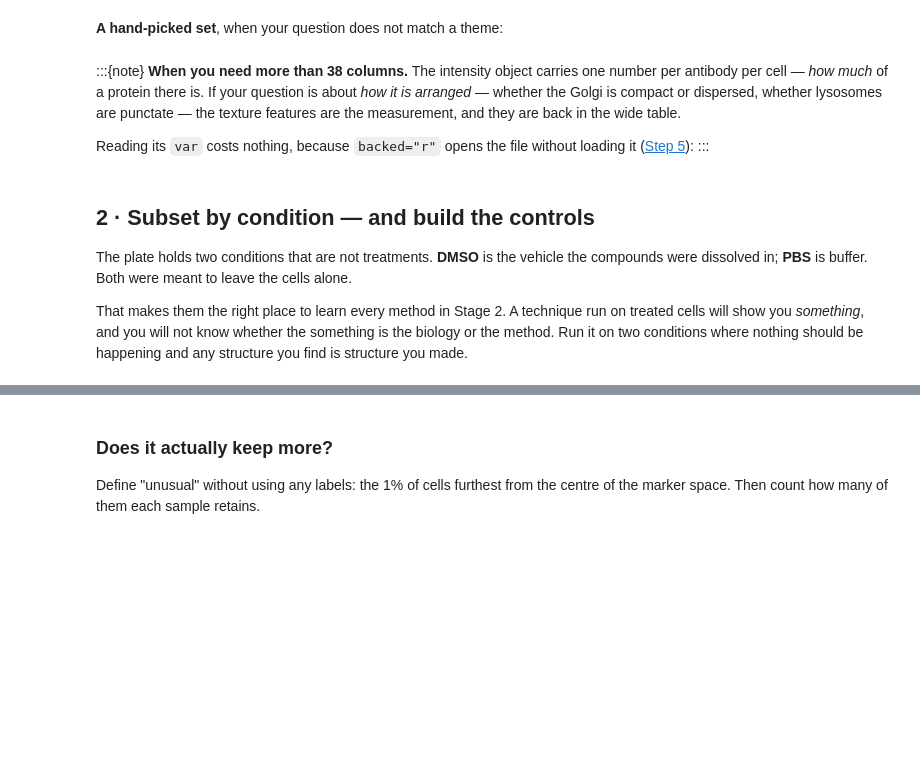
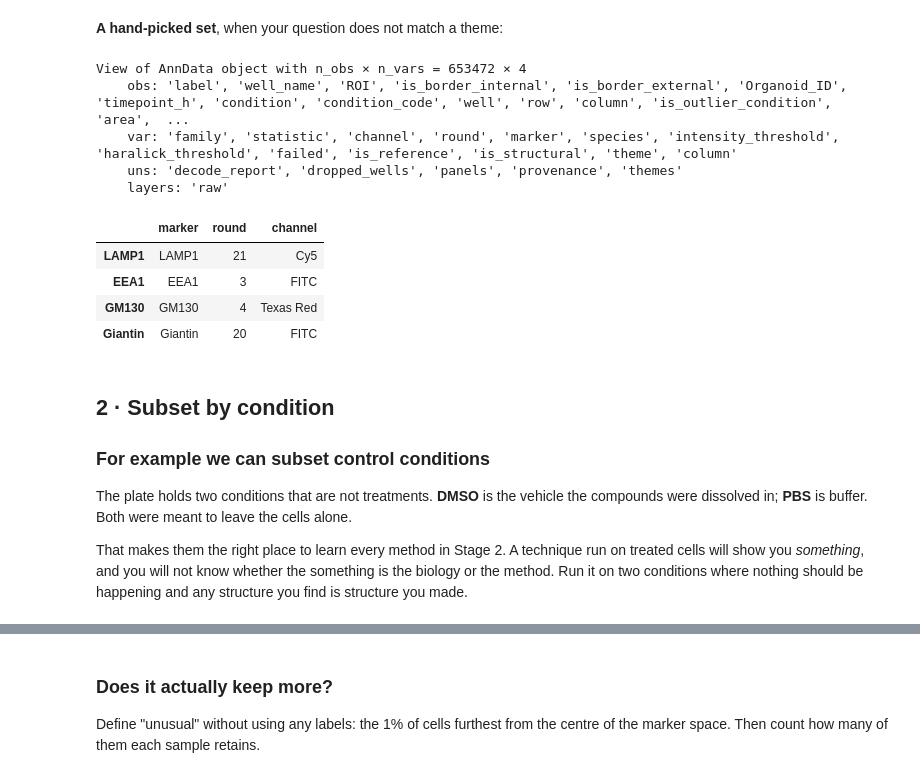
Before and after one commit to LiberaliLab/Multicellular-Systems-2026, a Jupyter notebook: book/part3_analysis/1_preparation/04_subsetting_and_sketching.ipynb, the cells around one changed output, grey strips where cells are left out. Saved outputs shown, nothing was run; the diff lists cells and outputs as text; code cells hidden in the pictures; blank space fills up the shorter version.

```diff
--- a/book/part3_analysis/1_preparation/04_subsetting_and_sketching.ipynb
+++ b/book/part3_analysis/1_preparation/04_subsetting_and_sketching.ipynb
@@ -48,7 +48,7 @@ plt.rcParams.update({          # the house style, no package needed
 pd.set_option("display.width", 140)
 
 # The one path to set. Point MCS2026_DATA at the folder holding the tables, or edit this.
-DATA = Path(os.environ.get("MCS2026_DATA", "/cluster/work/liberali/COURSE/mcs2026/tables"))
+DATA = Path(os.environ.get("MCS2026_DATA", "/cluster/scratch/maaraujo/data_mcs_2026"))
 
 cells = sc.read_h5ad(DATA / "mcs2026_intensity.h5ad")
 print(f"{cells.n_obs:,} cells x {cells.n_vars} markers "
@@ -92,15 +131,18 @@ cells.var.loc[organelle_markers, ["marker", "round", "channel"]]
 **A hand-picked set**, when your question does not match a theme:
 # %%
 my_markers = ["LAMP1", "EEA1", "GM130", "Giantin"]
-chosen = cells.var.index[cells.var.marker.isin(my_markers)].tolist()
-print(f"  {len(chosen)} columns: {chosen}")
+
+print(cells[:,my_markers])
+
+cells.var.loc[my_markers, ["marker", "round", "channel"]]
+# %% [output]
+View of AnnData object with n_obs × n_vars = 653472 × 4
+    obs: 'label', 'well_name', 'ROI', 'is_border_internal', 'is_border_external', 'Organoid_ID', 'timepoint_h', 'condition', 'condition_code', 'well', 'row', 'column', 'is_outlier_condition', 'area',  ...
+    var: 'family', 'statistic', 'channel', 'round', 'marker', 'species', 'intensity_threshold', 'haralick_threshold', 'failed', 'is_reference', 'is_structural', 'theme', 'column'
+    uns: 'decode_report', 'dropped_wells', 'panels', 'provenance', 'themes'
+    layers: 'raw'
+|  | marker | round | channel |
+| LAMP1 | LAMP1 | 21 | Cy5 |
+| EEA1 | EEA1 | 3 | FITC |
+| GM130 | GM130 | 4 | Texas Red |
+| Giantin | Giantin | 20 | FITC |
-# %% [markdown]
-:::{note}
-**When you need more than 38 columns.** The intensity object carries one number per antibody
-per cell — *how much* of a protein there is. If your question is about *how it is
-arranged* — whether the Golgi is compact or dispersed, whether lysosomes are punctate —
-the texture features are the measurement, and they are back in the wide table.
-
-Reading its `var` costs nothing, because `backed="r"` opens the file without loading it
-([Step 5](01_columns_to_markers.ipynb)):
-:::
@@ -113,6 +149,7 @@ print(mine.family.value_counts().to_string())
 # %% [markdown]
-## 2 · Subset by condition — and build the controls
+## 2 · Subset by condition
 
+### For example we can subset control conditions
 The plate holds two conditions that are not treatments. **DMSO** is the vehicle the
 compounds were dissolved in; **PBS** is buffer. Both were meant to leave the cells alone.
 
```
Also changed, not shown: parts of 49 cells of this notebook, 1 other file.
